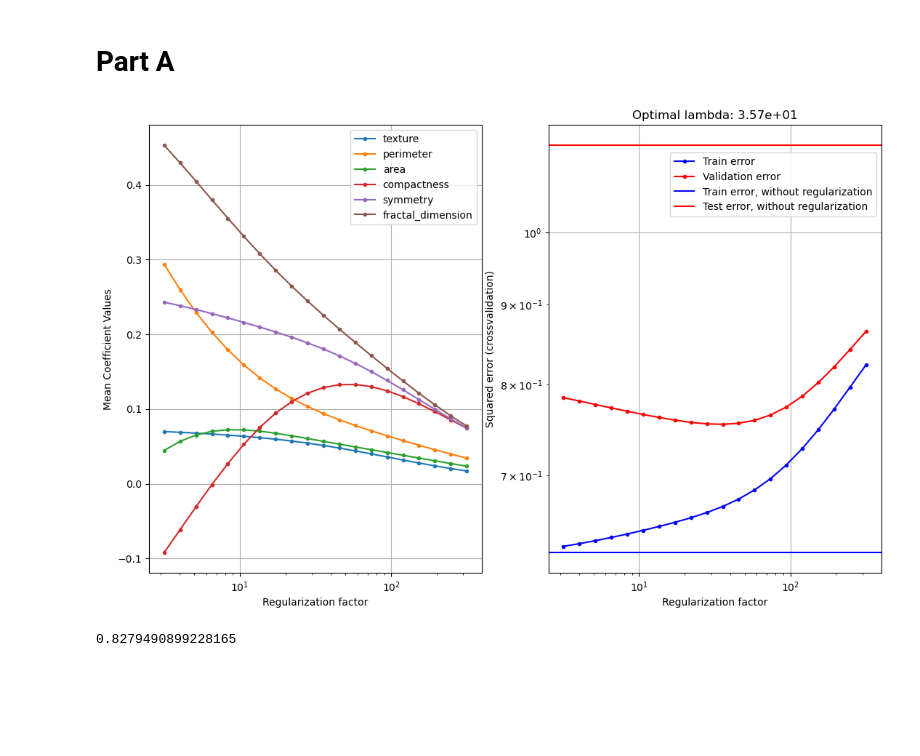
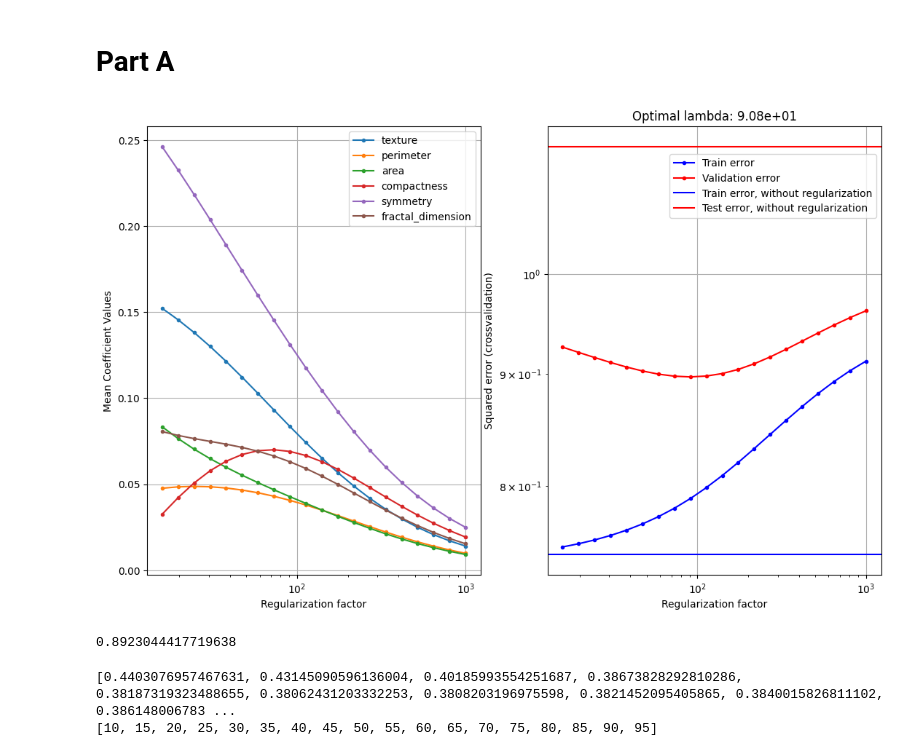
Before and after one commit to DaSquire/Intro_To_ML, a Jupyter notebook: Project2/regression.ipynb, the cells around one changed output. Drawn from its saved outputs; the diff is of its cells as text; code cells hidden in the pictures; blank space fills up the shorter version.

```diff
--- a/Project2/regression.ipynb
+++ b/Project2/regression.ipynb
@@ -20,7 +20,6 @@ from toolbox_02450 import rlr_validate
 
 df = pd.read_csv("../Prostate_Cancer.csv", index_col="id")
 df["diagnosis_result"] = np.where(df["diagnosis_result"] == "M", 1, 0)
-df["compactness_inverted"] = 1/df.compactness
 
 continuous_cols = ['radius',
                     'texture',
@@ -55,9 +54,9 @@ y = y.to_numpy()
 N, M = X.shape
 # %%
 K = 5
-CV = model_selection.KFold(K, shuffle=True, random_state=2306)
+CV = model_selection.KFold(K, shuffle=True, random_state=230)
 
-lambdas = np.logspace(0.5, 2.5, num=20)
+lambdas = np.logspace(1.2, 3, num=20)
 
 Error_train = np.empty((K,1))
 Error_train_man = np.empty((K,1))
@@ -135,35 +134,35 @@ for train_index, test_index in CV.split(X,y):
         xlabel('Regularization factor')
         ylabel('Mean Coefficient Values')
         grid()
         # You can choose to display the legend, but it's omitted for a cleaner
         # plot, since there are many attributes
         legend(continuous_cols[1:], loc='best')
 
         subplot(1,2,2)
         title('Optimal lambda: {0}'.format(np.format_float_scientific(opt_lambda, precision=2)))
         loglog(lambdas,train_err_vs_lambda.T,'b.-',lambdas,test_err_vs_lambda.T,'r.-')
         x1 = (90, Error_train[k, 0])
         x2 = (100, Error_train[k, 0])
         plt.axline(x1, x2, color='b')
         x1 = (90, Error_test[k, 0])
         x2 = (100, Error_test[k, 0])
         plt.axline(x1, x2, color='r')
         xlabel('Regularization factor')
         ylabel('Squared error (crossvalidation)')
         legend(['Train error','Validation error',
                 'Train error, without regularization', 'Test error, without regularization'],
                    bbox_to_anchor = [1, 0.95])
         grid()
 
     # To inspect the used indices, use these print statements
     #print('Cross validation fold {0}/{1}:'.format(k+1,K))
     #print('Train indices: {0}'.format(train_index))
     #print('Test indices: {0}\n'.format(test_index))
 
     k+=1
 # %% [output]
-[figure, old version]
+[figure, new version]
 # %%
 Error_test_rlr.mean()
 # %% [output]
-0.8279490899228165
+0.8923044417719638
@@ -172 +177,27 @@ from sklearn.neural_network import MLPRegressor
+# %%
+ann_scores_exploring = []
+
+# for h in [1, 3, 5, 10, 20, 50, 100, 200, 500, 1000, 2000]:
+
+h = 5
+
+lambdas = [*range(10, 100, 5)]
+
+for l in lambdas:
+    X_train, X_test, y_train, y_test = train_test_split(X, y, test_size=.1, random_state=100)
+    # Build the ANN model with h hidden units and λ regularization
+    ann_model = MLPRegressor(hidden_layer_sizes=(h,), alpha=l, max_iter=5000, learning_rate_init=0.001, random_state=100)
+    ann_model.fit(X_train, y_train)
+
+    # Evaluate the ANN model
+    ann_pred = ann_model.predict(X_test)
+
+    ann_score = mean_squared_error(y_test, ann_pred)
+    ann_scores_exploring.append(ann_score)
+
+print(ann_scores_exploring)
+print(lambdas)
+# %% [output]
+[0.4403076957467631, 0.43145090596136004, 0.40185993554251687, 0.38673828292810286, 0.38187319323488655, 0.38062431203332253, 0.3808203196975598, 0.3821452095405865, 0.3840015826811102, 0.386148006783 ...
+[10, 15, 20, 25, 30, 35, 40, 45, 50, 55, 60, 65, 70, 75, 80, 85, 90, 95]
 # %%
```
Also changed, not shown: parts of 5 cells of this notebook.
